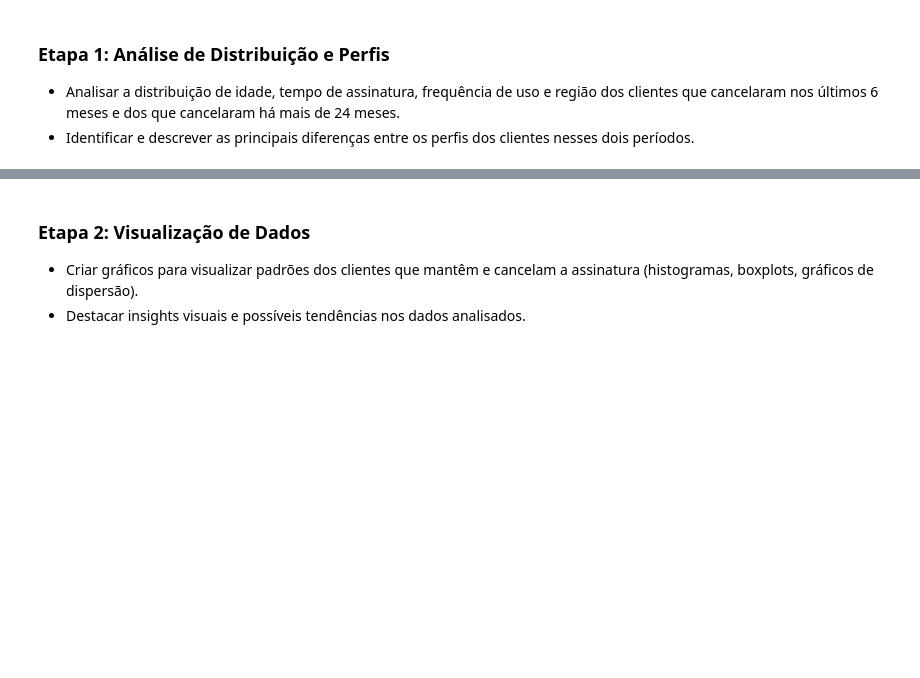
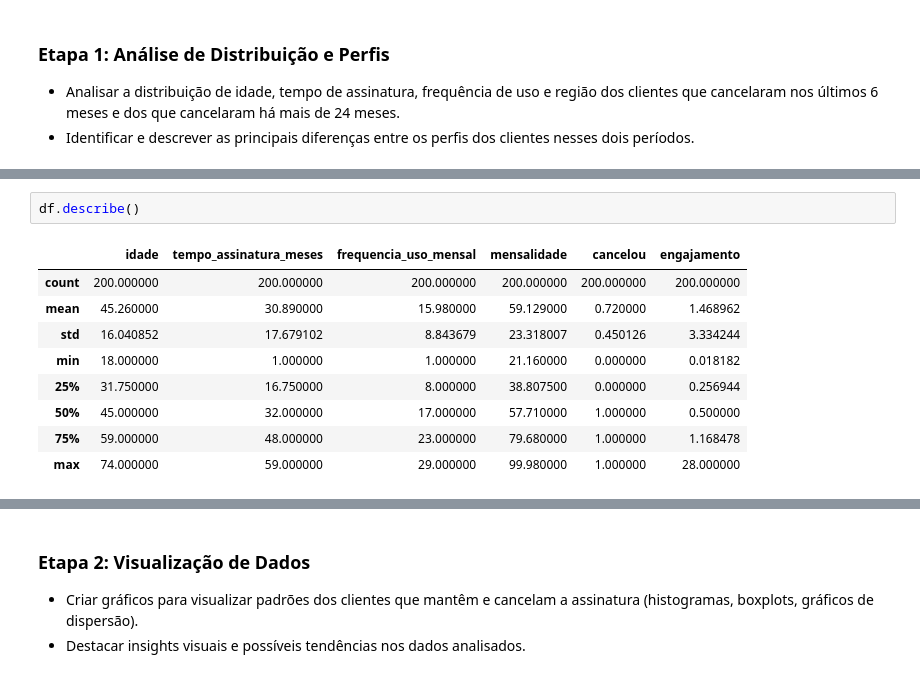
Before and after one commit to devLarissaRodrigues/WoMakersCode-DataAnalytics-DesafiosEmSquad, a Jupyter notebook: Desafio3_completo_em_squad_ipynb.ipynb, the cells around one changed output, grey strips where cells are left out. Drawn from its saved outputs; the diff is of its cells as text; blank space fills up the shorter version.

```diff
--- a/Desafio3_completo_em_squad_ipynb.ipynb
+++ b/Desafio3_completo_em_squad_ipynb.ipynb
@@ -109,0 +115,12 @@ print(df.head(10))
+# %%
+df.describe()
+# %% [output]
+|  | idade | tempo_assinatura_meses | frequencia_uso_mensal | mensalidade | cancelou | engajamento |
+| count | 200.000000 | 200.000000 | 200.000000 | 200.000000 | 200.000000 | 200.000000 |
+| mean | 45.260000 | 30.890000 | 15.980000 | 59.129000 | 0.720000 | 1.468962 |
+| std | 16.040852 | 17.679102 | 8.843679 | 23.318007 | 0.450126 | 3.334244 |
+| min | 18.000000 | 1.000000 | 1.000000 | 21.160000 | 0.000000 | 0.018182 |
+| 25% | 31.750000 | 16.750000 | 8.000000 | 38.807500 | 0.000000 | 0.256944 |
+| 50% | 45.000000 | 32.000000 | 17.000000 | 57.710000 | 1.000000 | 0.500000 |
+| 75% | 59.000000 | 48.000000 | 23.000000 | 79.680000 | 1.000000 | 1.168478 |
+| max | 74.000000 | 59.000000 | 29.000000 | 99.980000 | 1.000000 | 28.000000 |
```
Also changed, not shown: parts of 8 cells of this notebook.
